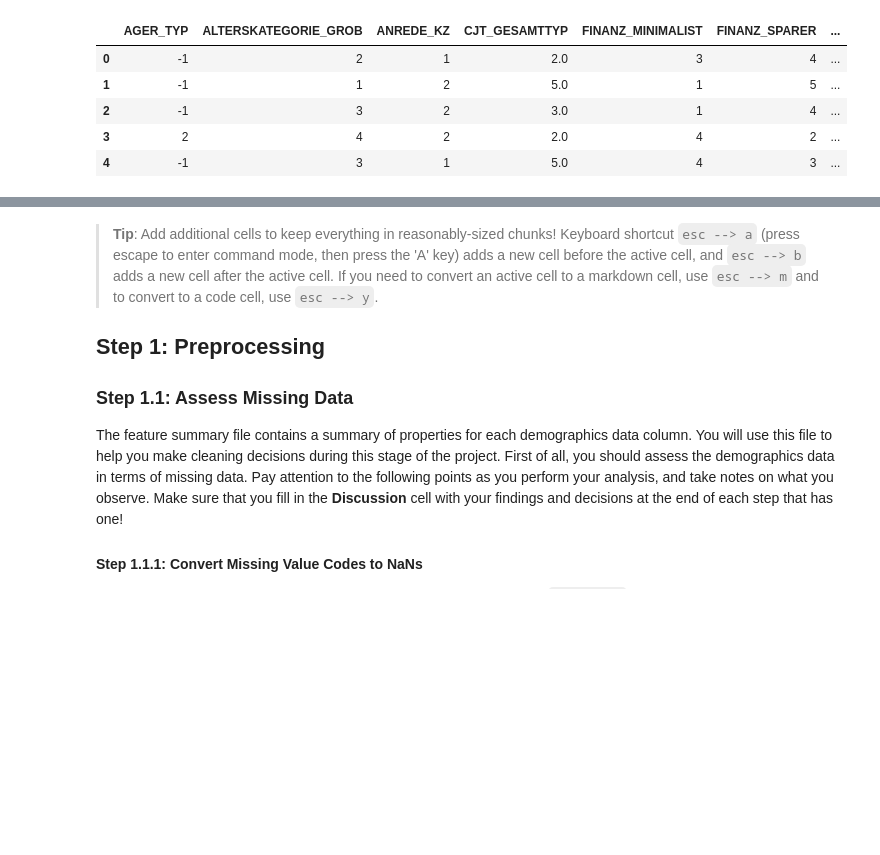
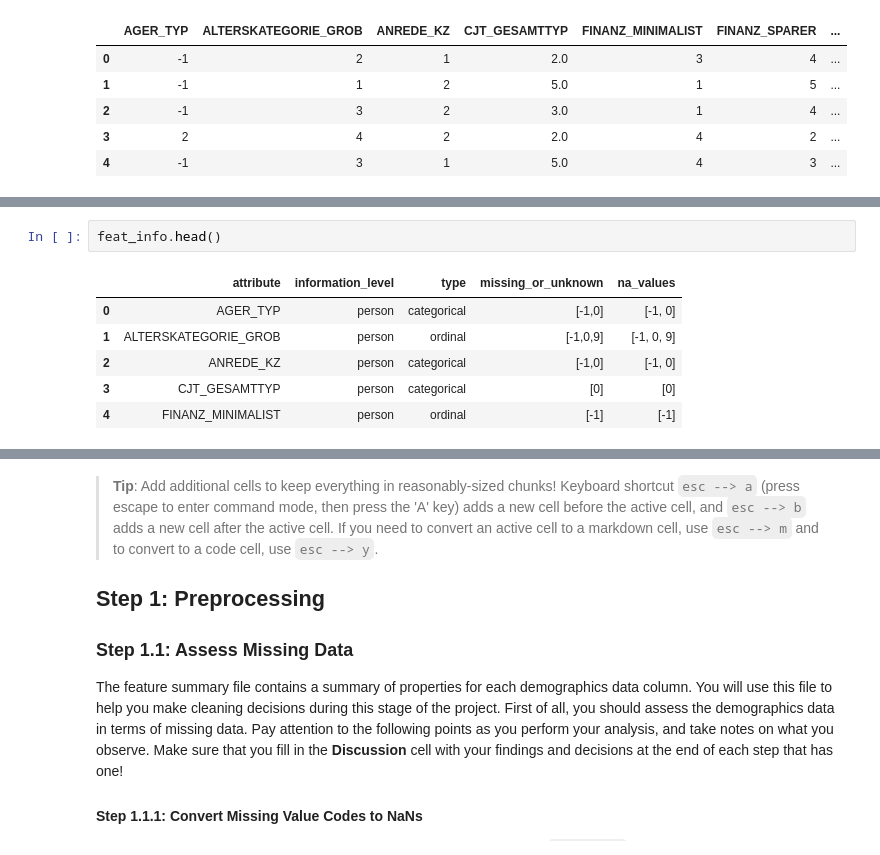
Before and after one commit to davidblackwelder/identify-customer-segments, a Jupyter notebook: Identify_Customer_Segments.ipynb, the cells around one changed output, grey strips where cells are left out. Saved outputs shown, nothing was run; the diff lists cells and outputs as text; blank space fills up the shorter version.

```diff
--- a/Identify_Customer_Segments.ipynb
+++ b/Identify_Customer_Segments.ipynb
@@ -91,0 +132,9 @@ feat_info
+# %%
+feat_info.head()
+# %% [output]
+|  | attribute | information_level | type | missing_or_unknown | na_values |
+| 0 | AGER_TYP | person | categorical | [-1,0] | [-1, 0] |
+| 1 | ALTERSKATEGORIE_GROB | person | ordinal | [-1,0,9] | [-1, 0, 9] |
+| 2 | ANREDE_KZ | person | categorical | [-1,0] | [-1, 0] |
+| 3 | CJT_GESAMTTYP | person | categorical | [0] | [0] |
+| 4 | FINANZ_MINIMALIST | person | ordinal | [-1] | [-1] |
```
Also changed, not shown: parts of 8 cells of this notebook.
